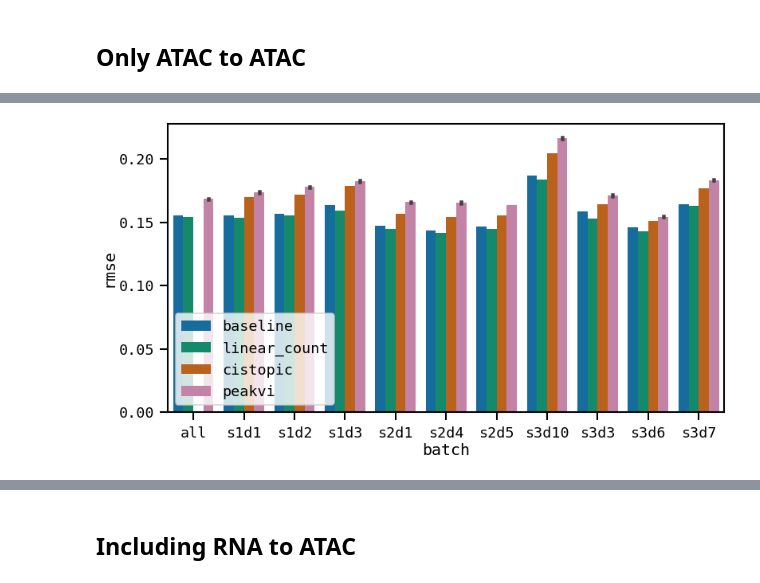
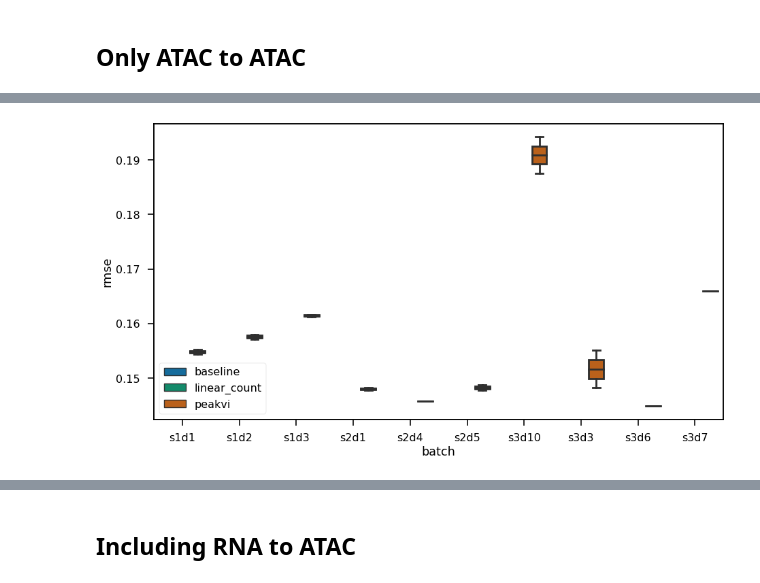
Before and after one commit to theislab/scatac_poisson_reproducibility, a Jupyter notebook: notebooks/process_seml.ipynb, the cells around one changed output, grey strips where cells are left out. Cells and saved outputs as stored; diff of their text form; code cells hidden in the pictures.

```diff
--- a/notebooks/process_seml.ipynb
+++ b/notebooks/process_seml.ipynb
@@ -15,3 +39,5 @@ results = seml.get_results('atac_atac_prediction_counts', to_data_frame=True,  f
+# %%
+results = seml.get_results('atac_atac_prediction_counts', to_data_frame=True,  fields=["config", "config_hash", "result", "batch_id"],)
 # %%
 results['config.data.batch'][results['config.data.batch'].apply(isinstance,args = [list])] = 'all'
 results['config.data.batch'][results['config.data.batch'].isna()] = 'hematopoiesis'
@@ -17,0 +53,2 @@ results['config.data.batch'][results['config.data.batch'].isna()] = 'hematopoies
+# %%
+results['config.model.model_type'][results['config.data.dataset'] == "neurips_count"] = "cistopic_count"
@@ -20,7 +71,7 @@ neurips = results[results['config.data.batch'] != 'hematopoiesis']
 # %%
 def plot_eval(data, x, y, hue, hue_order=None, save=None):
     fig, ax = plt.subplots(figsize = (15, 8))
-    sns.barplot(data = data, x=x, y=y, hue=hue, hue_order = hue_order, ci = "sd", ax = ax, order = np.sort(neurips[x].unique()))
+    sns.boxplot(data = data, x=x, y=y, hue=hue, hue_order = hue_order,ax = ax, order = np.sort(data[x].unique()))
     plt.legend(loc='lower left')
     plt.xlabel(x.split(".")[-1])
     plt.ylabel(y.split(".")[-1])
@@ -32,4 +93,4 @@ def plot_eval(data, x, y, hue, hue_order=None, save=None):
 # %%
-plot_eval(data=neurips, x='config.data.batch', y='result.rmse', hue='config.model.model_type', hue_order = ["baseline", "linear_count",  "cistopic","peakvi"], save = fig_path)
+plot_eval(data=results, x='config.data.batch', y='result.rmse', hue='config.model.model_type', hue_order = ["baseline", "linear_count", "peakvi"])
 # %% [output]
-[figure, old version]
+[figure, new version]
```
Also changed, not shown: parts of 12 cells of this notebook, 8 other files.
